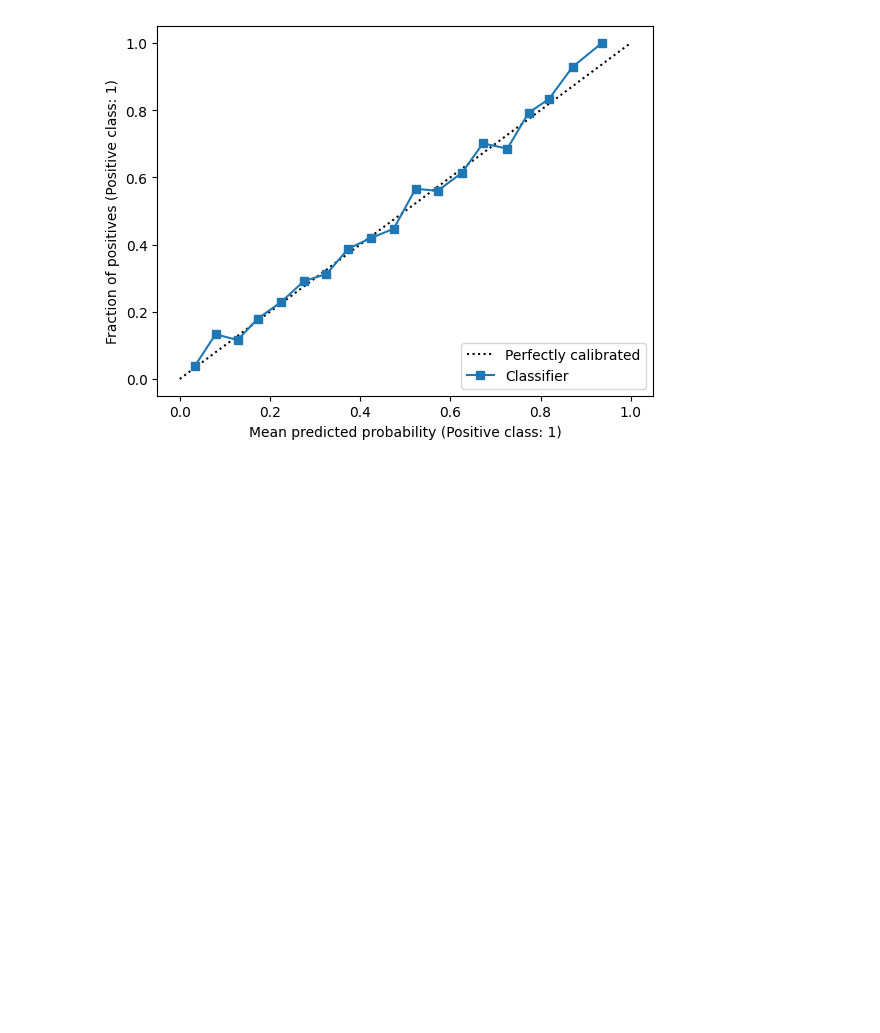
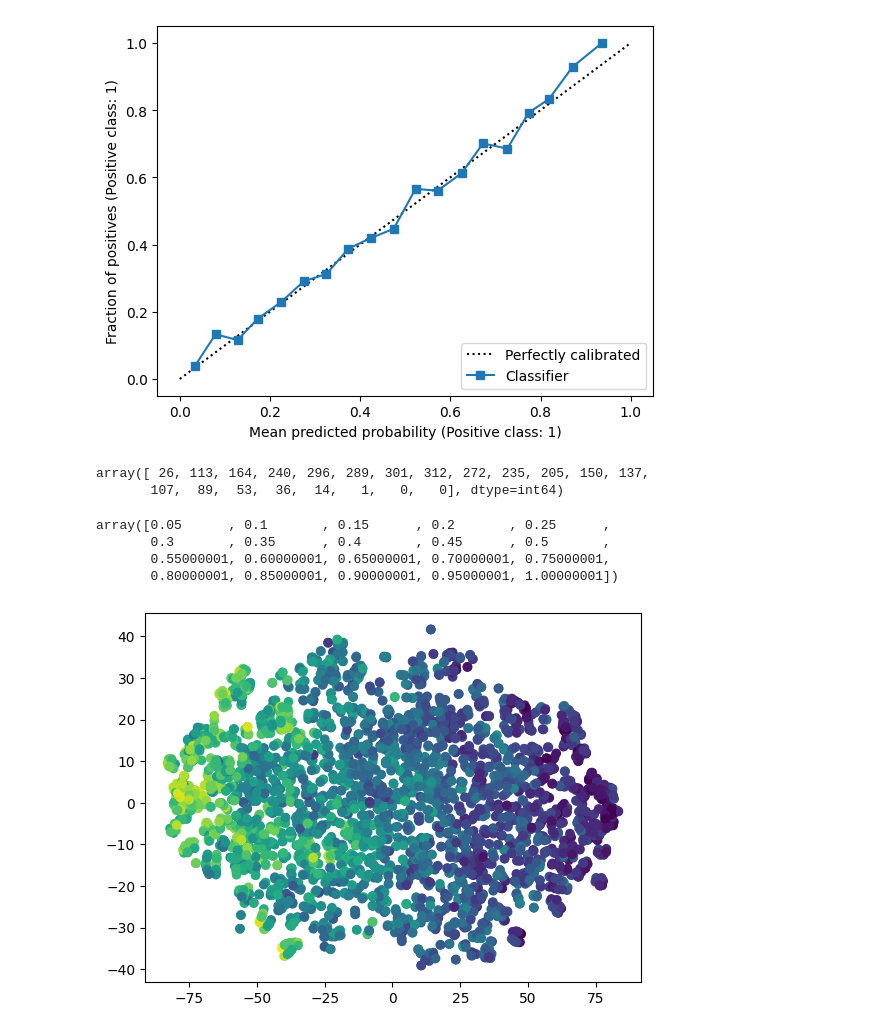
Before and after one commit to krawczyk071/predictor, a Jupyter notebook: scikit/pred_regression_multi.ipynb, the cells around one changed output. Cells and saved outputs as stored; diff of their text form; code cells hidden in the pictures; blank space fills up the shorter version.

```diff
--- a/scikit/pred_regression_multi.ipynb
+++ b/scikit/pred_regression_multi.ipynb
@@ -409,3 +409,34 @@ CalibrationDisplay.from_predictions(fin.target, fin.y_pred,n_bins=20)
 # full_w_outs.loc[:,'pAvgH']=full_w_outs.loc[:,'pAvgH'].map(lambda x:x*1.1 if x<0.08 else x)
 # %%
 # full_w_outs=full_w_outs[full_w_outs.loc[:,'pAvgH'].between(0.1,0.8)]
+# %%
+def bin_total(y_prob, n_bins):
+    bins = np.linspace(0., 1. + 1e-8, n_bins + 1)
+
+    # In sklearn.calibration.calibration_curve,
+    # the last value in the array is always 0.
+    binids = np.digitize(y_prob, bins) - 1
+
+    return np.bincount(binids, minlength=len(bins))
+
+inbin=bin_total( fin.iloc[:,-1], n_bins=20)
+inbin
+# %% [output]
+array([ 26, 113, 164, 240, 296, 289, 301, 312, 272, 235, 205, 150, 137,
+       107,  89,  53,  36,  14,   1,   0,   0], dtype=int64)
+# %%
+bin_bounds=np.linspace(0., 1. + 1e-8, 20 + 1)
+bin_bounds[1:]
+# %% [output]
+array([0.05      , 0.1       , 0.15      , 0.2       , 0.25      ,
+       0.3       , 0.35      , 0.4       , 0.45      , 0.5       ,
+       0.55000001, 0.60000001, 0.65000001, 0.70000001, 0.75000001,
+       0.80000001, 0.85000001, 0.90000001, 0.95000001, 1.00000001])
+# %%
+for i,bound in enumerate(bin_bounds[:-1]):
+    start=round(bin_bounds[i],2)
+    end=round(bin_bounds[i+1],2)
+    mid=round((start+((end-start)/2))*100,3)
+
+    c1=fin['y_pred'].between(start,end)
+    fin.loc[c1,'bin']=mid
@@ -411,0 +447,22 @@ CalibrationDisplay.from_predictions(fin.target, fin.y_pred,n_bins=20)
+# %%
+def plot_tsne(X_train,y_train):
+
+    # Import TSNE
+    from sklearn.manifold import TSNE
+
+    # Create a TSNE instance: model
+    model = TSNE(learning_rate=100)
+    # Apply fit_transform to samples: tsne_features
+    tsne_features = model.fit_transform(X_train)
+
+    # Select the 0th feature: xs
+    xs = tsne_features[:,0]
+    # Select the 1st feature: ys
+    ys = tsne_features[:,1]
+
+    # Scatter plot, coloring by variety_numbers
+    plt.scatter(xs,ys,c=y_train)
+    plt.show()
+plot_tsne(X,fin.bin)
+# %% [output]
+[figure, added]
```
Also changed, not shown: parts of 15 cells of this notebook, 1 other file.
